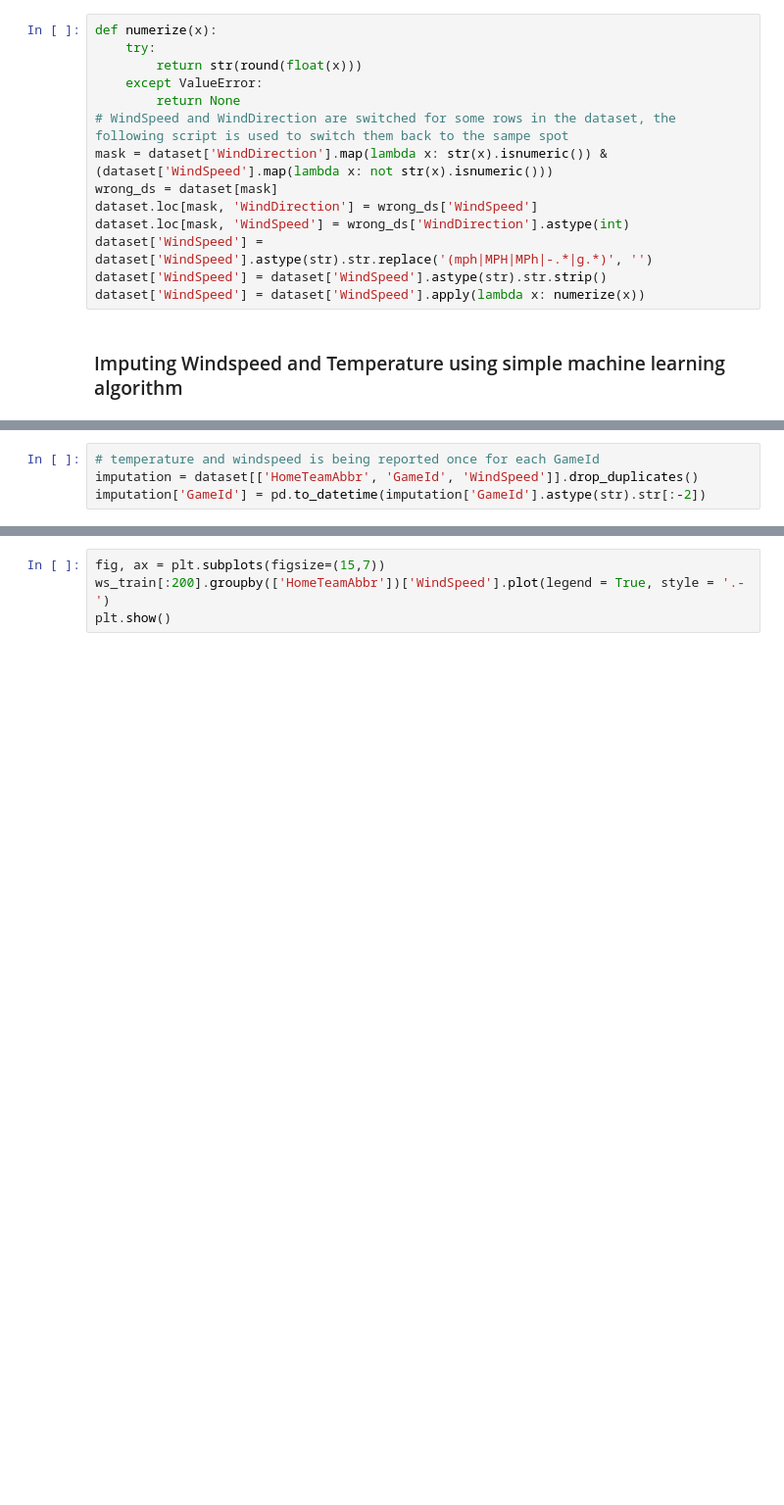
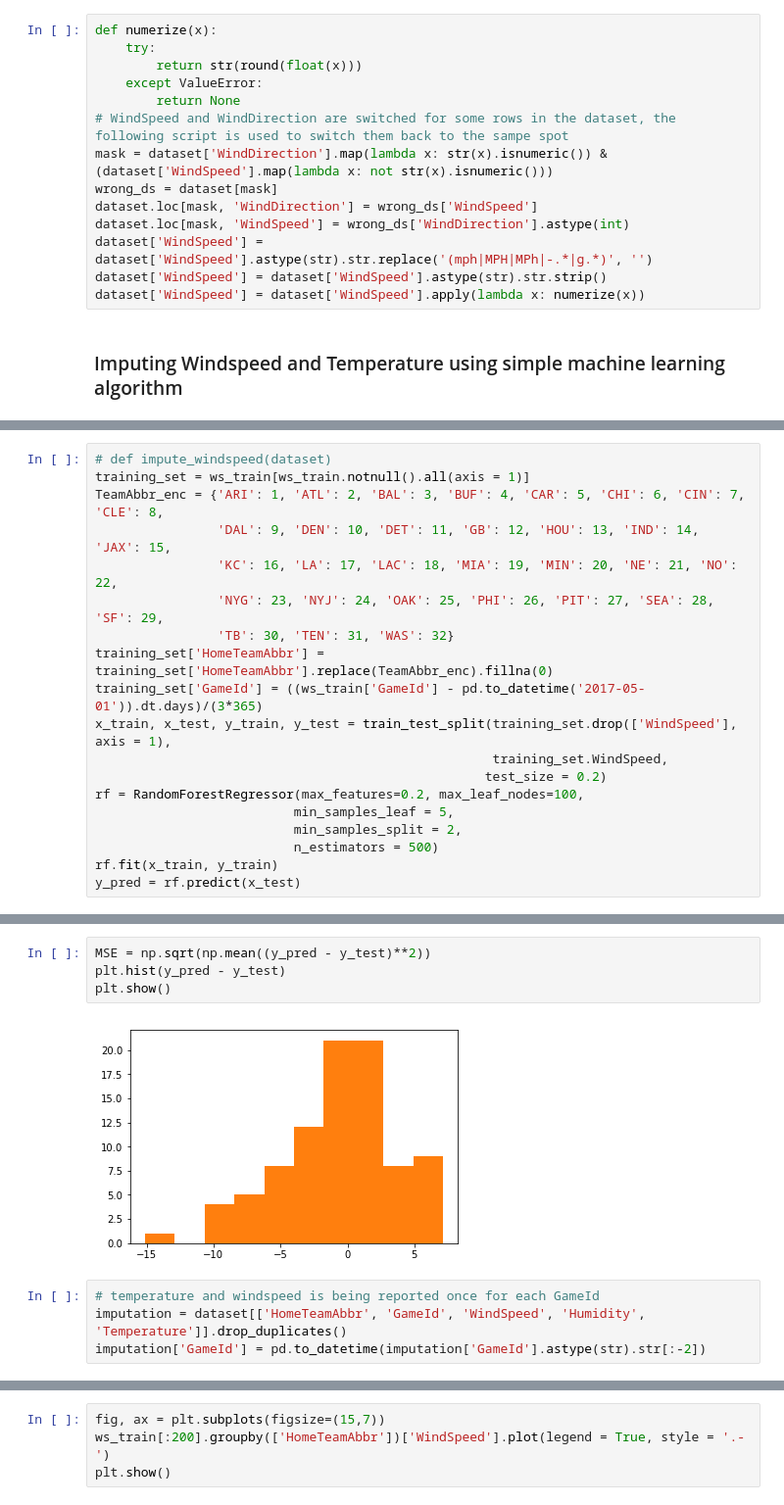
Before and after one commit to ejahanpour/NFL_prediction_Repo, a Jupyter notebook: models/understanding_data.ipynb, the cells around one changed output, grey strips where cells are left out. Shown at 98% size. Drawn from its saved outputs; the diff is of its cells as text; blank space fills up the shorter version.

Commit message:
added the initial file for random forrest imputer

```diff
--- a/models/understanding_data.ipynb
+++ b/models/understanding_data.ipynb
@@ -54,0 +118,19 @@ dataset['WindSpeed'] = dataset['WindSpeed'].apply(lambda x: numerize(x))
+# %%
+# def impute_windspeed(dataset)
+training_set = ws_train[ws_train.notnull().all(axis = 1)]
+TeamAbbr_enc = {'ARI': 1, 'ATL': 2, 'BAL': 3, 'BUF': 4, 'CAR': 5, 'CHI': 6, 'CIN': 7, 'CLE': 8,
+                'DAL': 9, 'DEN': 10, 'DET': 11, 'GB': 12, 'HOU': 13, 'IND': 14, 'JAX': 15,
+                'KC': 16, 'LA': 17, 'LAC': 18, 'MIA': 19, 'MIN': 20, 'NE': 21, 'NO': 22,
+                'NYG': 23, 'NYJ': 24, 'OAK': 25, 'PHI': 26, 'PIT': 27, 'SEA': 28, 'SF': 29,
+                'TB': 30, 'TEN': 31, 'WAS': 32}
+training_set['HomeTeamAbbr'] = training_set['HomeTeamAbbr'].replace(TeamAbbr_enc).fillna(0)
+training_set['GameId'] = ((ws_train['GameId'] - pd.to_datetime('2017-05-01')).dt.days)/(3*365)
+x_train, x_test, y_train, y_test = train_test_split(training_set.drop(['WindSpeed'], axis = 1),
+                                                    training_set.WindSpeed,
+                                                   test_size = 0.2)
+rf = RandomForestRegressor(max_features=0.2, max_leaf_nodes=100,
+                          min_samples_leaf = 5,
+                          min_samples_split = 2,
+                          n_estimators = 500)
+rf.fit(x_train, y_train)
+y_pred = rf.predict(x_test)
@@ -55,6 +146,12 @@ dataset['WindSpeed'] = dataset['WindSpeed'].apply(lambda x: numerize(x))
+# %%
+MSE = np.sqrt(np.mean((y_pred - y_test)**2))
+plt.hist(y_pred - y_test)
+plt.show()
+# %% [output]
+[figure, added]
 # %%
 # temperature and windspeed is being reported once for each GameId
-imputation = dataset[['HomeTeamAbbr', 'GameId', 'WindSpeed']].drop_duplicates()
+imputation = dataset[['HomeTeamAbbr', 'GameId', 'WindSpeed', 'Humidity', 'Temperature']].drop_duplicates()
 imputation['GameId'] = pd.to_datetime(imputation['GameId'].astype(str).str[:-2])
 # %%
 #reformat the GameId to date
```
Also changed, not shown: parts of 7 cells of this notebook, 1 other file.
